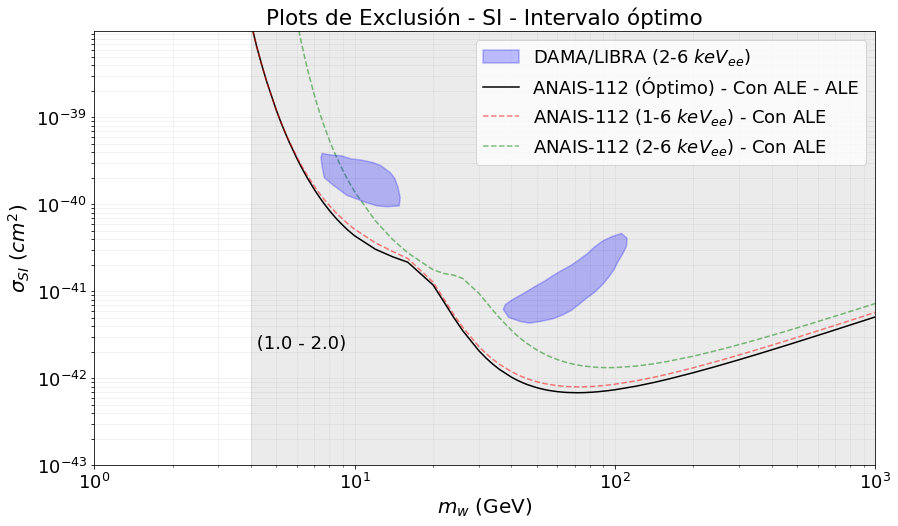
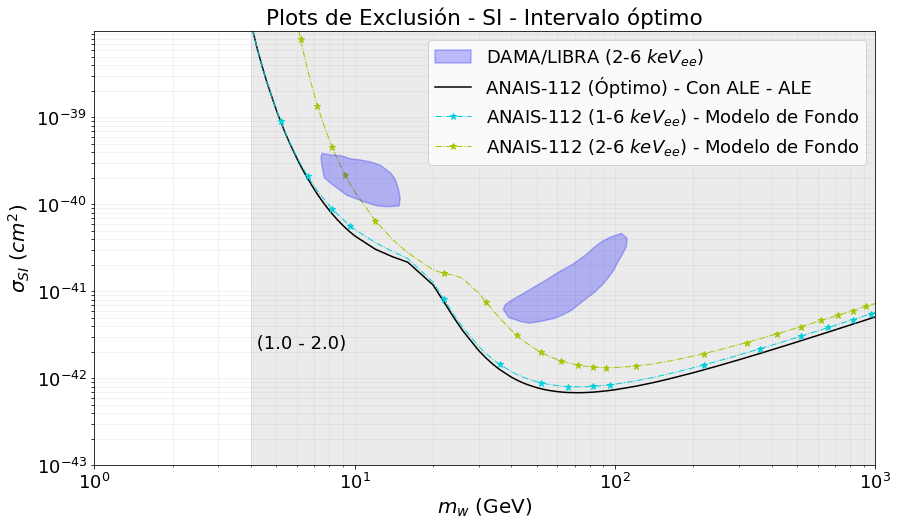
The notebook cell's code change between the first figure and the second:
--- before
+++ after
@@ -13,6 +13,12 @@
 " - ALE", alpha=1,c="black")
 
-ax.plot(DM_16_ANOD_m,DM_16_ANOD , linestyle='--', label="ANAIS-112 (1-6 $keV_{ee}$) - Con ALE",c="red",alpha=0.5)
-ax.plot(DM_26_ANOD_m,DM_26_ANOD , linestyle='--', label="ANAIS-112 (2-6 $keV_{ee}$) - Con ALE",c="green",alpha=0.5)
+
+ax.plot(DM_16_ANOD_m,DM_16_ANOD , linestyle='-.', linewidth=1, c="#00CFDD"
+        ,marker="*", markersize=7,markevery=6, alpha=1,
+        label="ANAIS-112 (1-6 $keV_{ee}$) - Modelo de Fondo")
+
+ax.plot(DM_26_ANOD_m,DM_26_ANOD,linestyle='-.', linewidth=1, c="#A2C600",
+         marker="*", markersize=7,markevery=4, alpha=1,
+         label="ANAIS-112 (2-6 $keV_{ee}$) - Modelo de Fondo")
 
 #ax.plot(COSINE_x,COSINE_y,c='black',linestyle="--",label="COSINE (2018)")

Commit: TFG